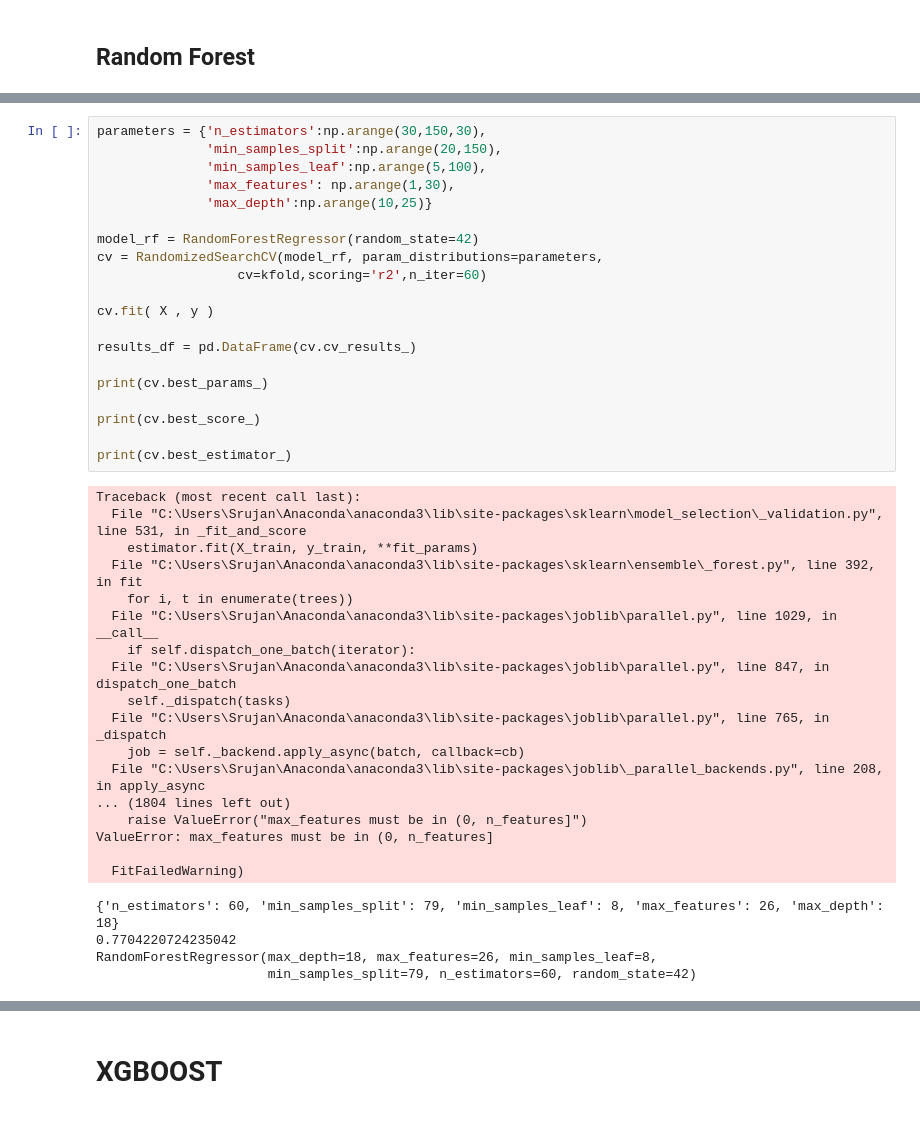
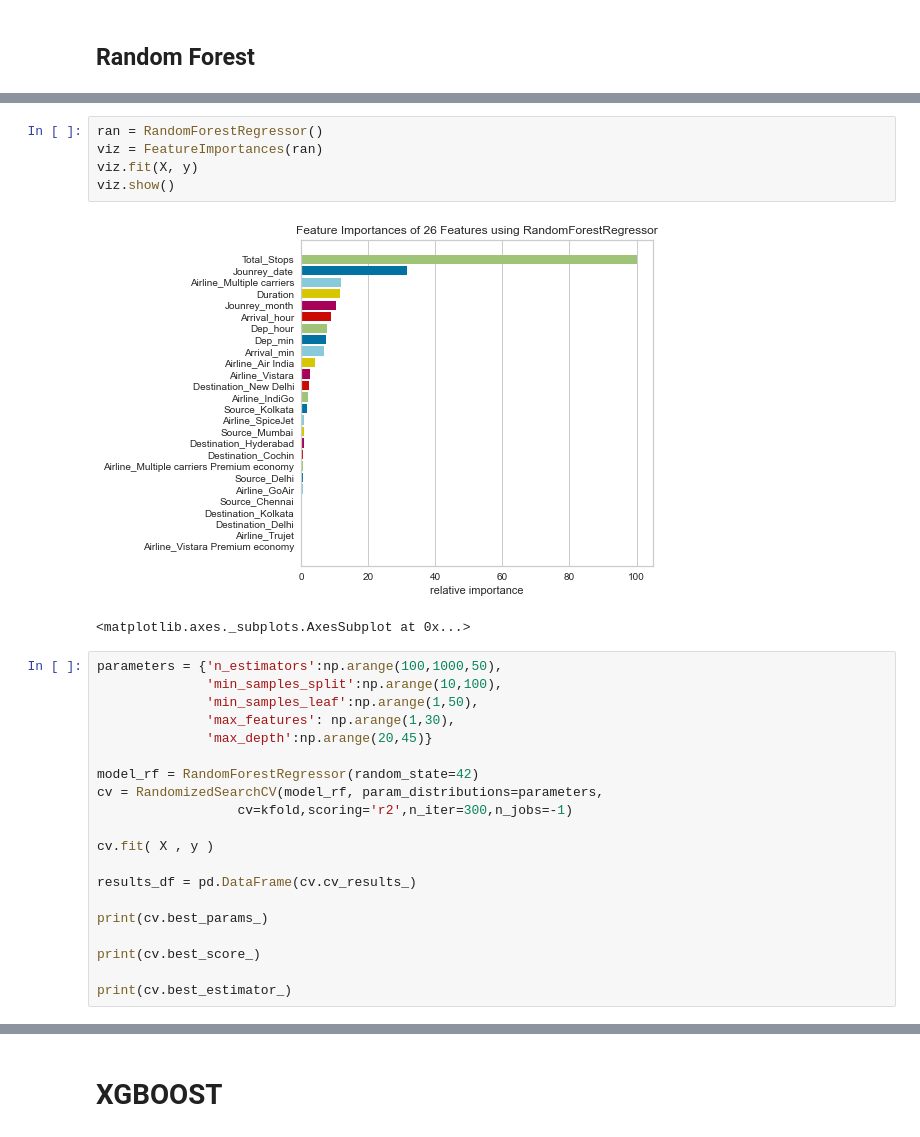
Before and after one commit to krishnasrujan/Flight-Price-Prediction-with-deployment, a Jupyter notebook: Flight Price_Code/Building Models.ipynb, the cells around one changed output, grey strips where cells are left out. Cells and saved outputs as stored; diff of their text form.

```diff
--- a/Flight Price_Code/Building Models.ipynb
+++ b/Flight Price_Code/Building Models.ipynb
@@ -66,13 +166,21 @@ print(result,result.mean())
+# %%
+ran = RandomForestRegressor()
+viz = FeatureImportances(ran)
+viz.fit(X, y)
+viz.show()
+# %% [output]
+[figure, added]
+<matplotlib.axes._subplots.AxesSubplot at 0x...>
 # %%
-parameters = {'n_estimators':np.arange(30,150,30),
-              'min_samples_split':np.arange(20,150),
-              'min_samples_leaf':np.arange(5,100),
+parameters = {'n_estimators':np.arange(100,1000,50),
+              'min_samples_split':np.arange(10,100),
+              'min_samples_leaf':np.arange(1,50),
               'max_features': np.arange(1,30),
-              'max_depth':np.arange(10,25)}
+              'max_depth':np.arange(20,45)}
 
 model_rf = RandomForestRegressor(random_state=42)
 cv = RandomizedSearchCV(model_rf, param_distributions=parameters,
-                  cv=kfold,scoring='r2',n_iter=60)
+                  cv=kfold,scoring='r2',n_iter=300,n_jobs=-1)
 
 cv.fit( X , y )
 
@@ -83,25 +191,3 @@ print(cv.best_params_)
 print(cv.best_score_)
 
 print(cv.best_estimator_)
-# %% [output]
-Traceback (most recent call last):
-  File "C:\Users\Srujan\Anaconda\anaconda3\lib\site-packages\sklearn\model_selection\_validation.py", line 531, in _fit_and_score
-    estimator.fit(X_train, y_train, **fit_params)
-  File "C:\Users\Srujan\Anaconda\anaconda3\lib\site-packages\sklearn\ensemble\_forest.py", line 392, in fit
-    for i, t in enumerate(trees))
-  File "C:\Users\Srujan\Anaconda\anaconda3\lib\site-packages\joblib\parallel.py", line 1029, in __call__
-    if self.dispatch_one_batch(iterator):
-  File "C:\Users\Srujan\Anaconda\anaconda3\lib\site-packages\joblib\parallel.py", line 847, in dispatch_one_batch
-    self._dispatch(tasks)
-  File "C:\Users\Srujan\Anaconda\anaconda3\lib\site-packages\joblib\parallel.py", line 765, in _dispatch
-    job = self._backend.apply_async(batch, callback=cb)
-  File "C:\Users\Srujan\Anaconda\anaconda3\lib\site-packages\joblib\_parallel_backends.py", line 208, in apply_async
-... (1804 lines left out)
-    raise ValueError("max_features must be in (0, n_features]")
-ValueError: max_features must be in (0, n_features]
-
-  FitFailedWarning)
-{'n_estimators': 60, 'min_samples_split': 79, 'min_samples_leaf': 8, 'max_features': 26, 'max_depth': 18}
-0.7704220724235042
-RandomForestRegressor(max_depth=18, max_features=26, min_samples_leaf=8,
-                      min_samples_split=79, n_estimators=60, random_state=42)
```
Also changed, not shown: parts of 33 cells of this notebook.
